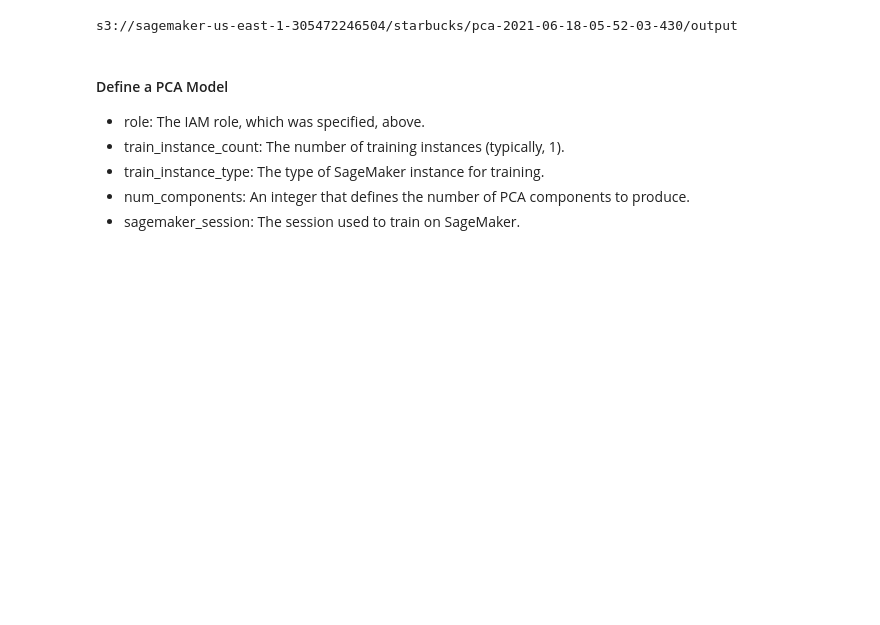
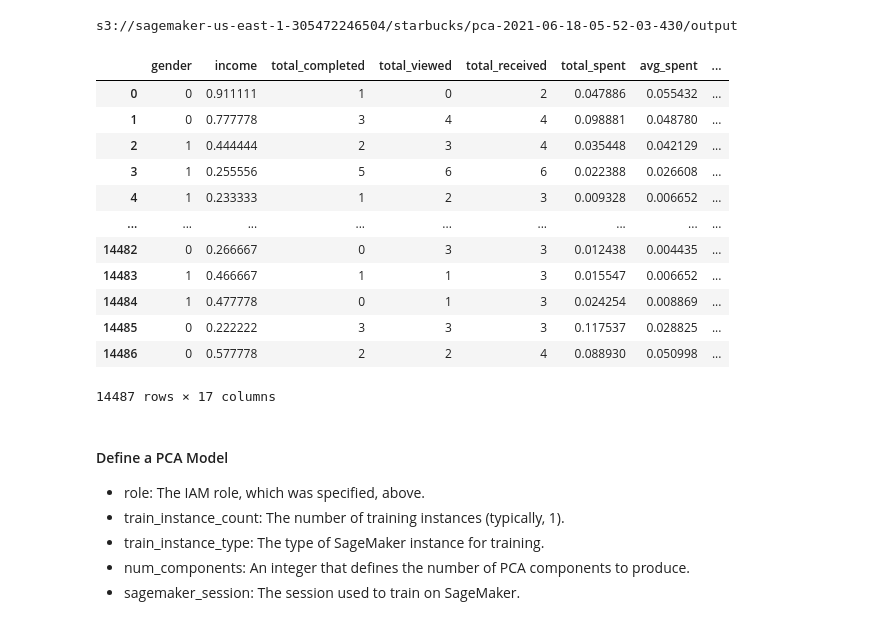
Before and after one commit to AndrewKalil/Udacity-ML, a Jupyter notebook: Capstone_Project/training.ipynb, the cells around one changed output. Saved outputs shown, nothing was run; the diff lists cells and outputs as text; code cells hidden in the pictures; blank space fills up the shorter version.

```diff
--- a/Capstone_Project/training.ipynb
+++ b/Capstone_Project/training.ipynb
@@ -41,6 +54,24 @@ input_data = session.upload_data(path=data_dir, bucket=bucket, key_prefix=prefix
 print(input_data)
 # %% [output]
 s3://sagemaker-us-east-1-305472246504/starbucks/pca-2021-06-18-05-52-03-430/output
+# %%
+data_scaled = pd.read_csv('saved_progress/scaled_dataset.csv')
+data_scaled.drop(columns="Unnamed: 0", inplace=True)
+data_scaled
+# %% [output]
+|  | gender | income | total_completed | total_viewed | total_received | total_spent | avg_spent | ... |
+| 0 | 0 | 0.911111 | 1 | 0 | 2 | 0.047886 | 0.055432 | ... |
+| 1 | 0 | 0.777778 | 3 | 4 | 4 | 0.098881 | 0.048780 | ... |
+| 2 | 1 | 0.444444 | 2 | 3 | 4 | 0.035448 | 0.042129 | ... |
+| 3 | 1 | 0.255556 | 5 | 6 | 6 | 0.022388 | 0.026608 | ... |
+| 4 | 1 | 0.233333 | 1 | 2 | 3 | 0.009328 | 0.006652 | ... |
+| ... | ... | ... | ... | ... | ... | ... | ... | ... |
+| 14482 | 0 | 0.266667 | 0 | 3 | 3 | 0.012438 | 0.004435 | ... |
+| 14483 | 1 | 0.466667 | 1 | 1 | 3 | 0.015547 | 0.006652 | ... |
+| 14484 | 1 | 0.477778 | 0 | 1 | 3 | 0.024254 | 0.008869 | ... |
+| 14485 | 0 | 0.222222 | 3 | 3 | 3 | 0.117537 | 0.028825 | ... |
+| 14486 | 0 | 0.577778 | 2 | 2 | 4 | 0.088930 | 0.050998 | ... |
+14487 rows × 17 columns
 # %% [markdown]
 #### Define a PCA Model
 * role: The IAM role, which was specified, above.
```
Also changed, not shown: parts of 36 cells of this notebook.
